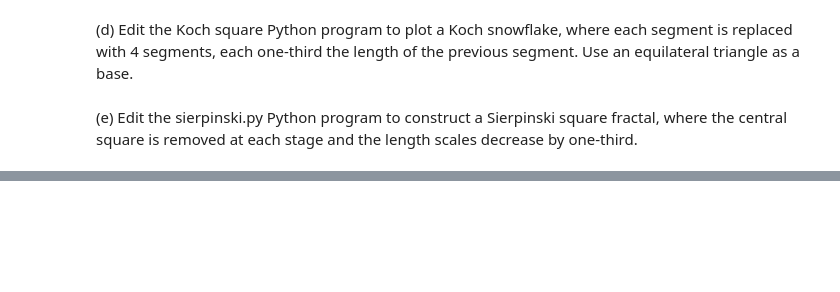
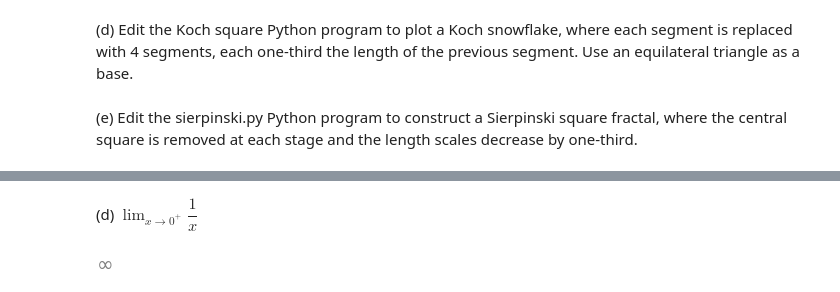
Before and after one commit to igoandrade/python_learning, a Jupyter notebook: dynamical_systems_with_python/chap_01/chap_01.ipynb, the cells around one changed output, grey strips where cells are left out. Cells and saved outputs as stored; diff of their text form; code cells hidden in the pictures; blank space fills up the shorter version.

```diff
--- a/dynamical_systems_with_python/chap_01/chap_01.ipynb
+++ b/dynamical_systems_with_python/chap_01/chap_01.ipynb
@@ -126,0 +335,6 @@ koch_square(200,4)
+# %% [markdown]
+(d) $\lim_{x \rightarrow 0^+} \dfrac{1}{x}$
+# %%
+sp.limit(1/x, x, 0, '+')
+# %% [output]
+[figure, added]
```
Also changed, not shown: parts of 101 cells of this notebook, 4 other files.
